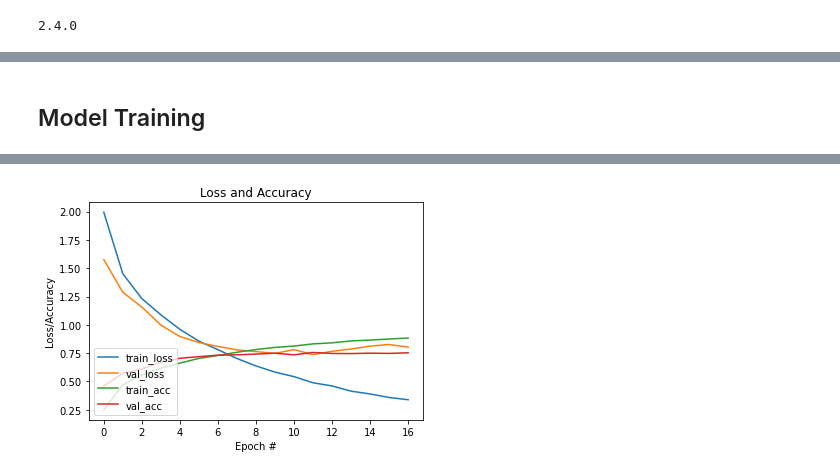
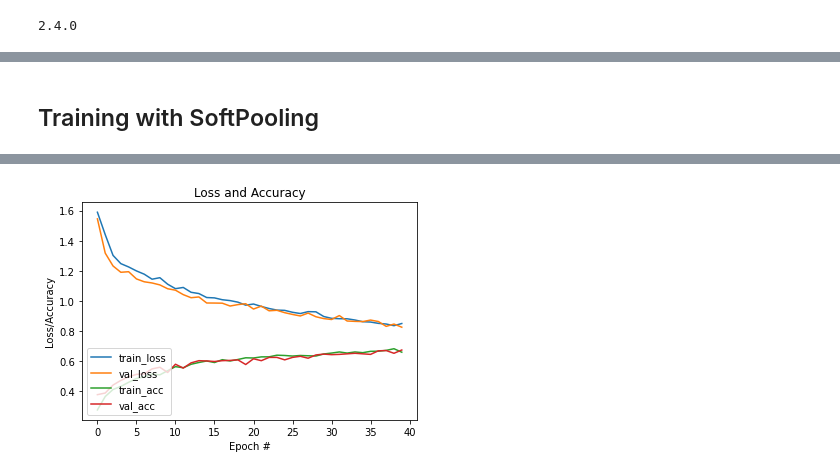
Before and after one commit to sayakpaul/Revisiting-Pooling-in-CNNs, a Jupyter notebook: SoftPool.ipynb, the cells around one changed output, grey strips where cells are left out. Drawn from its saved outputs; the diff is of its cells as text; code cells hidden in the pictures.

Commit message:
Finalizing SoftPool

```diff
--- a/SoftPool.ipynb
+++ b/SoftPool.ipynb
@@ -77,7 +139,6 @@ testloader = (
 # Reference:
 # https://github.com/qwopqwop200/SoftPool/blob/main/tensorflow_softpool.py#L14-#L22
 class SoftPooling2D(tf.keras.layers.Layer):
-    """Implements SoftPool as proposed in https://arxiv.org/pdf/2101.00440.pdf."""
     def __init__(self,pool_size=(2, 2),strides=None,padding='valid',data_format=None):
         super(SoftPooling2D, self).__init__()
         self.avgpool = tf.keras.layers.AvgPool2D(pool_size,strides,padding,data_format)
@@ -118,0 +154,21 @@ def get_training_model(pool_type=tf.keras.layers.MaxPool2D):
+# %%
+# Reference:
+# https://www.tensorflow.org/tutorials/load_data/images
+def get_model(pool_type=tf.keras.layers.MaxPooling2D):
+    model = tf.keras.Sequential([
+        tf.keras.layers.experimental.preprocessing.Rescaling(1./255),
+        tf.keras.layers.Conv2D(32, 3, activation='relu'),
+        pool_type(),
+        tf.keras.layers.Conv2D(32, 3, activation='relu'),
+        pool_type(),
+        tf.keras.layers.Conv2D(32, 3, activation='relu'),
+        pool_type(),
+        tf.keras.layers.GlobalAveragePooling2D(),
+        tf.keras.layers.Dense(128, activation='relu'),
+        tf.keras.layers.Dense(5)
+    ])
+    model.compile(optimizer='adam',
+                  loss=tf.losses.SparseCategoricalCrossentropy(from_logits=True),
+                  metrics=['accuracy'])
+
+    return model
@@ -128,5 +186,5 @@ def plot_training(H):
 	plt.legend(loc="lower left")
 	plt.show()
 # %%
-# Early stopping callback to prevent from overfitting
-es = tf.keras.callbacks.EarlyStopping(patience=5, restore_best_weights=True)
+# Early Stopping to prevent overfitting
+es = tf.keras.callbacks.EarlyStopping(monitor="val_loss", patience=5, restore_best_weights=True)
@@ -133,18 +264,17 @@ es = tf.keras.callbacks.EarlyStopping(patience=5, restore_best_weights=True)
 # %% [markdown]
-## Model Training
+## Training with SoftPooling
 # %%
-# MaxPooling
-max_pool_model = get_training_model()
-max_pool_model.compile('adam', 'sparse_categorical_crossentropy', metrics=['accuracy'])
+# Softpooling
+soft_pool_model = get_model(pool_type=SoftPooling2D)
 start = time.time()
-history = max_pool_model.fit(trainloader,
-                        epochs=40,
-                        validation_data=testloader,
-                        callbacks=[es])
+history = soft_pool_model.fit(training_ds,
+                             validation_data=validation_ds,
+                             epochs=40,
+                             callbacks=[es])
 end = time.time()
 print("Network takes {:.3f} seconds to train".format(end - start))
 plot_training(history)
-acc = max_pool_model.evaluate(testloader)[1]
+acc = soft_pool_model.evaluate(validation_ds)[1]
 print("Final test accuracy: {:.3f}%".format(acc*100))
 # %% [output]
 Epoch 1/40
@@ -167 +297 @@ Network takes 63.583 seconds to train
-[figure, old version]
+[figure, new version]
```
Also changed, not shown: parts of 35 cells of this notebook.
